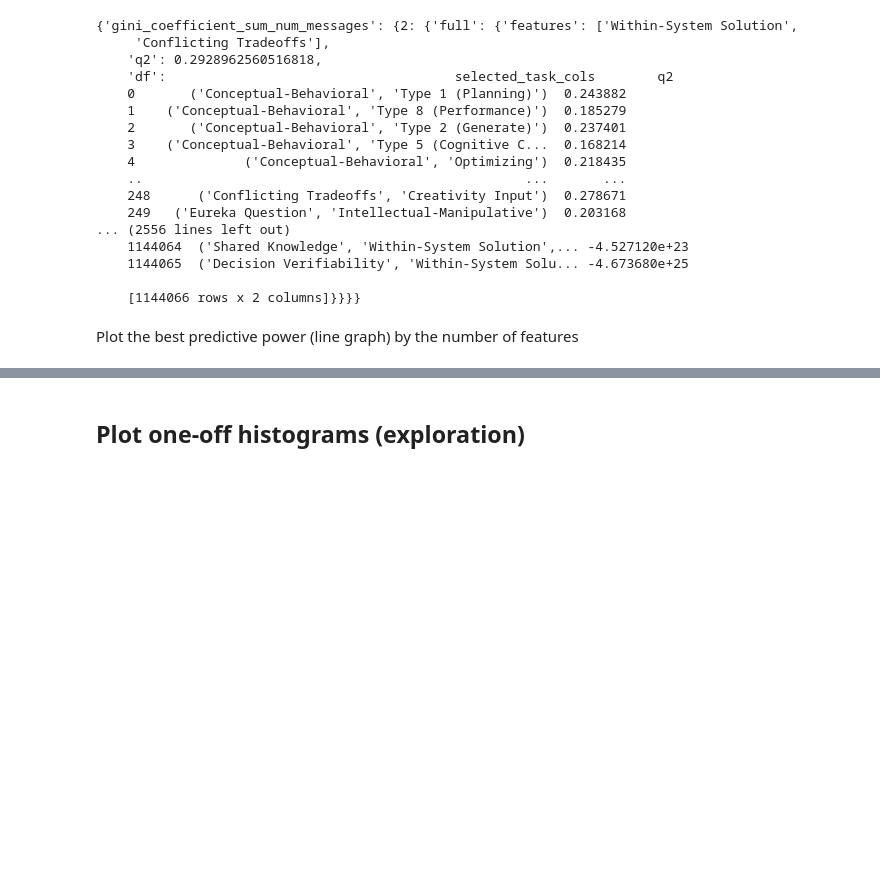
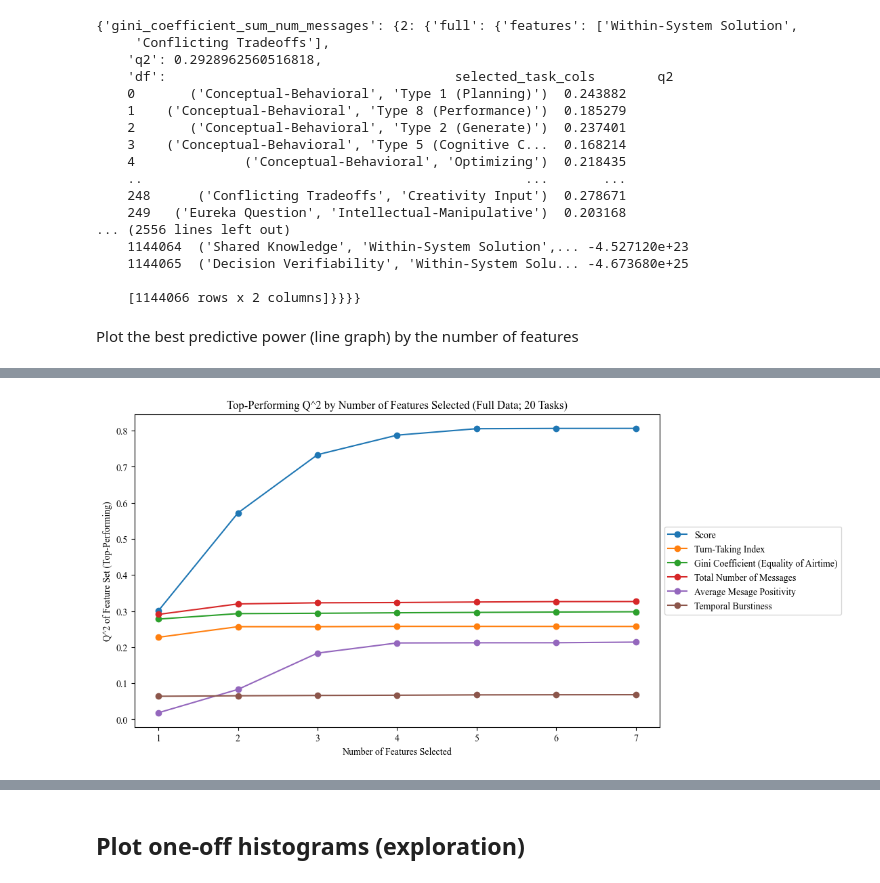
Before and after one commit to xehu/tpm-horse-race-modeling, a Jupyter notebook: task_map_explorations_with_multitask/empirical_experiment_visuals.ipynb, the cells around one changed output, grey strips where cells are left out. Cells and saved outputs as stored; diff of their text form; code cells hidden in the pictures; blank space fills up the shorter version.

```diff
--- a/task_map_explorations_with_multitask/empirical_experiment_visuals.ipynb
+++ b/task_map_explorations_with_multitask/empirical_experiment_visuals.ipynb
@@ -885,3 +1001,7 @@ def plot_model_performance(dataset = "full", center = "mean", ci = 95):
+# %%
+plot_model_performance(dataset = "full", center = "max", ci = 95, max_num_features=7)
+# %% [output]
+[figure, added]
 # %%
 plot_model_performance(dataset = "full", center = "mean", ci = 95)
 # %% [output]
```
Also changed, not shown: parts of 29 cells of this notebook, 4 other files.
